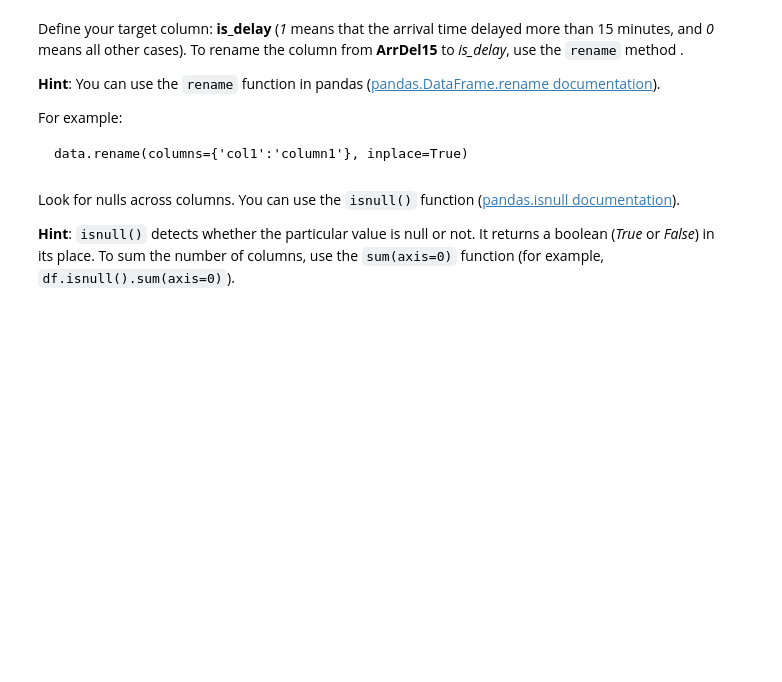
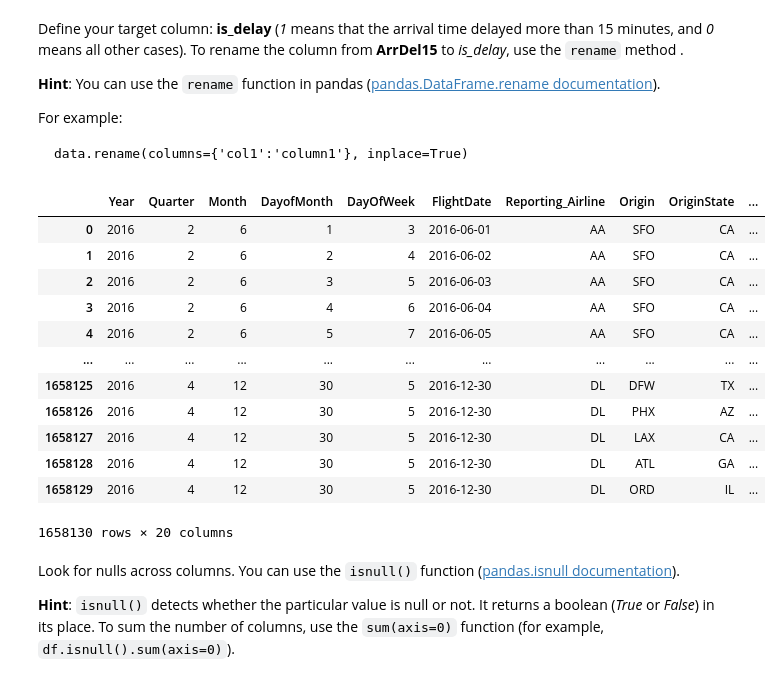
Before and after one commit to mahunz/aws, a Jupyter notebook: Flight_Delay-Student.ipynb, the cells around one changed output. Cells and saved outputs as stored; diff of their text form; code cells hidden in the pictures; blank space fills up the shorter version.

````diff
--- a/Flight_Delay-Student.ipynb
+++ b/Flight_Delay-Student.ipynb
@@ -445,7 +479,23 @@ For example:
 data.rename(columns={'col1':'column1'}, inplace=True)
 ```
 # %%
-data.rename(columns=<CODE>, inplace=True) # Enter your code here
+data.rename(columns={'ArrDel15': 'is_delay'}, inplace=True) # Enter your code here
+# %%
+data
+# %% [output]
+|  | Year | Quarter | Month | DayofMonth | DayOfWeek | FlightDate | Reporting_Airline | Origin | OriginState | ... |
+| 0 | 2016 | 2 | 6 | 1 | 3 | 2016-06-01 | AA | SFO | CA | ... |
+| 1 | 2016 | 2 | 6 | 2 | 4 | 2016-06-02 | AA | SFO | CA | ... |
+| 2 | 2016 | 2 | 6 | 3 | 5 | 2016-06-03 | AA | SFO | CA | ... |
+| 3 | 2016 | 2 | 6 | 4 | 6 | 2016-06-04 | AA | SFO | CA | ... |
+| 4 | 2016 | 2 | 6 | 5 | 7 | 2016-06-05 | AA | SFO | CA | ... |
+| ... | ... | ... | ... | ... | ... | ... | ... | ... | ... | ... |
+| 1658125 | 2016 | 4 | 12 | 30 | 5 | 2016-12-30 | DL | DFW | TX | ... |
+| 1658126 | 2016 | 4 | 12 | 30 | 5 | 2016-12-30 | DL | PHX | AZ | ... |
+| 1658127 | 2016 | 4 | 12 | 30 | 5 | 2016-12-30 | DL | LAX | CA | ... |
+| 1658128 | 2016 | 4 | 12 | 30 | 5 | 2016-12-30 | DL | ATL | GA | ... |
+| 1658129 | 2016 | 4 | 12 | 30 | 5 | 2016-12-30 | DL | ORD | IL | ... |
+1658130 rows × 20 columns
 # %% [markdown]
 Look for nulls across columns. You can use the `isnull()` function ([pandas.isnull documentation](https://pandas.pydata.org/pandas-docs/version/0.17.0/generated/pandas.isnull.html)).
 
````
Also changed, not shown: parts of 10 cells of this notebook.
